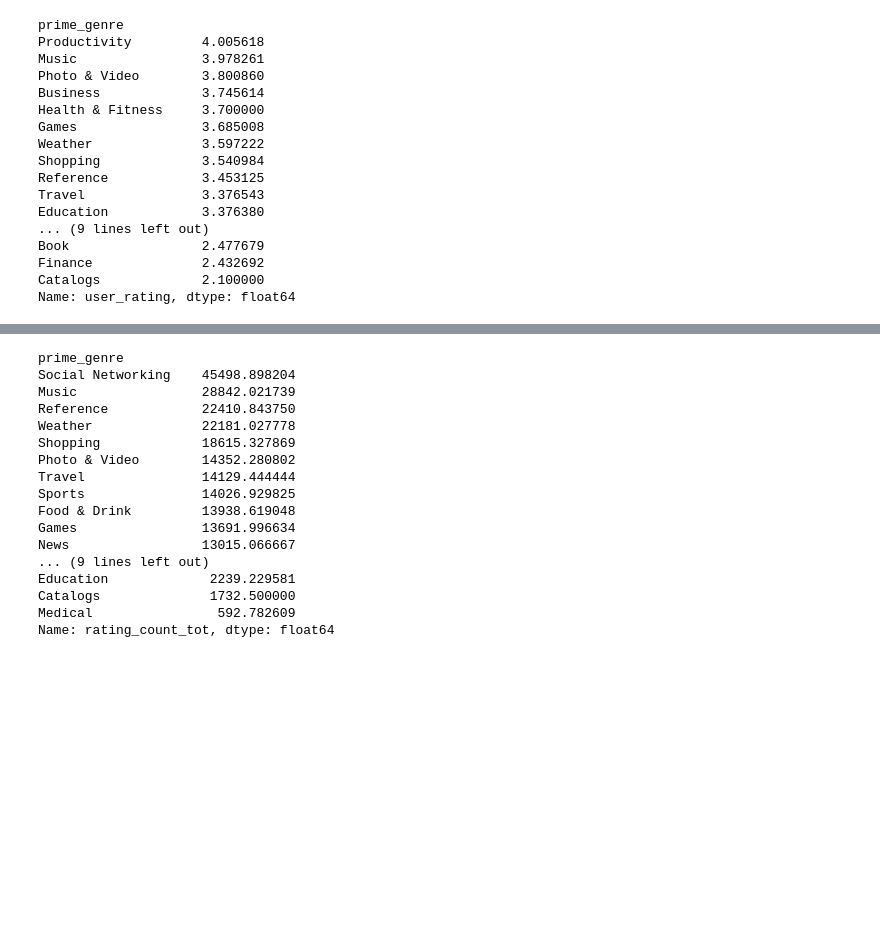
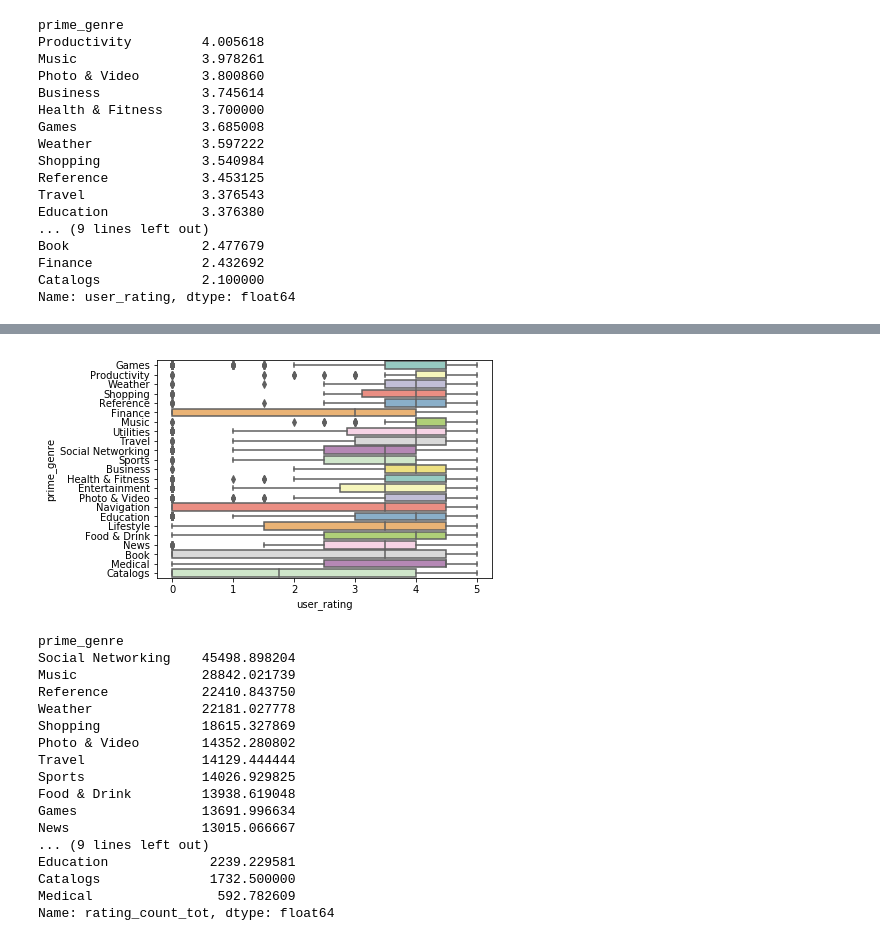
Before and after one commit to nanli-7/app-store-apple-data, a Jupyter notebook: apple-store-apps.ipynb, the cells around one changed output, grey strips where cells are left out. Drawn from its saved outputs; the diff is of its cells as text; code cells hidden in the pictures; blank space fills up the shorter version.

Commit message:
add data visulizations

```diff
--- a/apple-store-apps.ipynb
+++ b/apple-store-apps.ipynb
@@ -103,3 +136,9 @@ Name: user_rating, dtype: float64
+# %%
+# Grouped boxplot
+seaborn.boxplot(y="prime_genre", x="user_rating", data=apps, palette="Set3")
+plt.show()
+# %% [output]
+[figure, added]
 # %%
 # average number of rating for each group
 apps.groupby('prime_genre').rating_count_tot.mean().sort_values(ascending=False)
```
Also changed, not shown: parts of 12 cells of this notebook.
